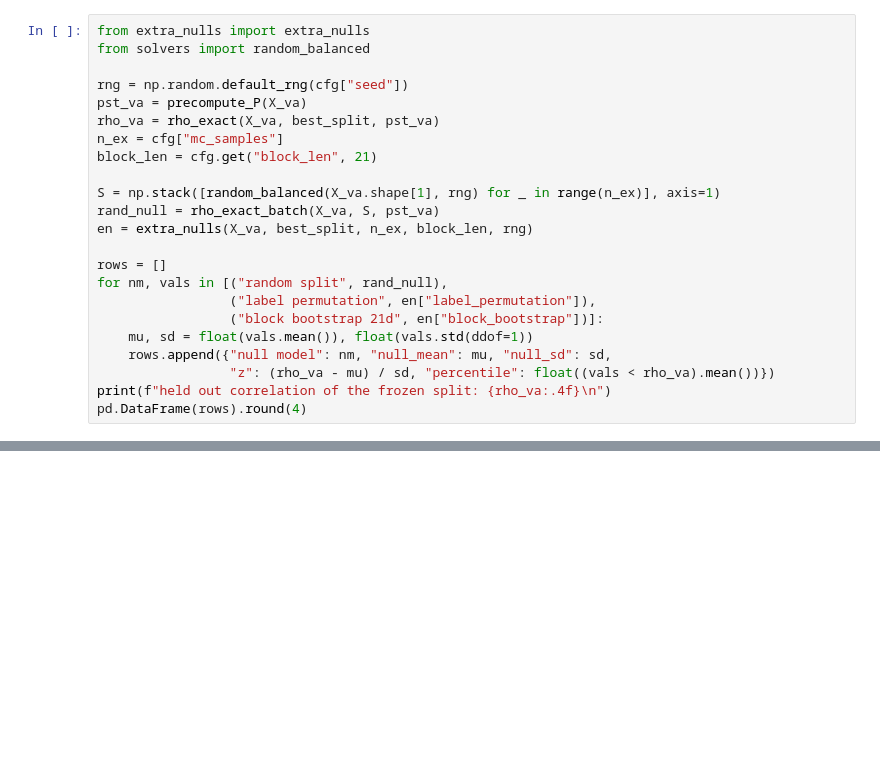
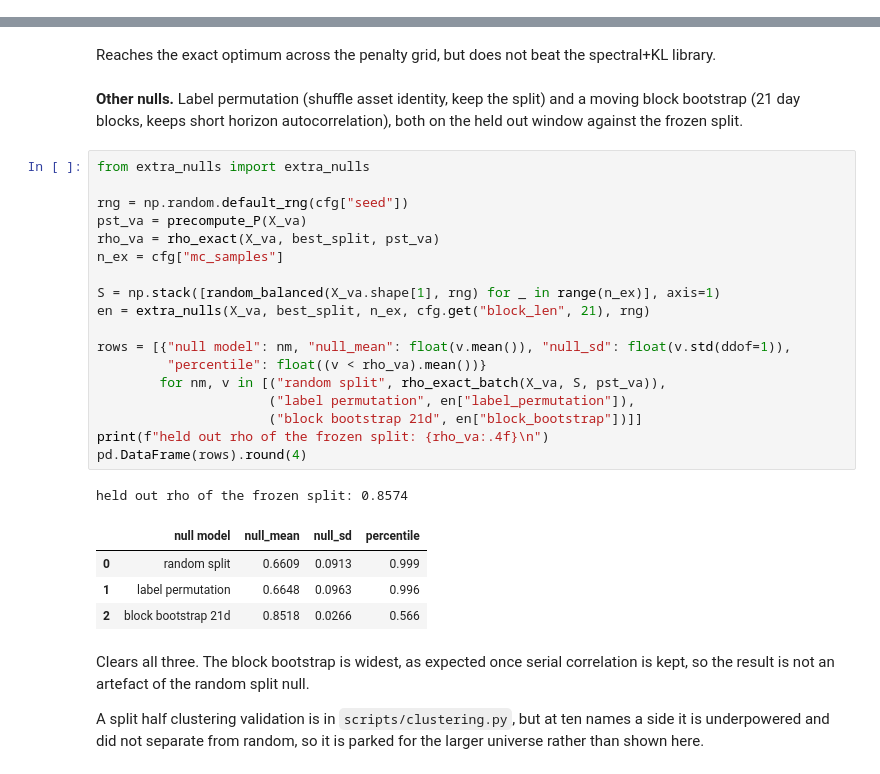
Before and after one commit to nbellos/maxcorr-splits, a Jupyter notebook: report.ipynb, the cells around one changed output, grey strips where cells are left out. Cells and saved outputs as stored; diff of their text form; blank space fills up the shorter version.

```diff
--- a/report.ipynb
+++ b/report.ipynb
@@ -370,23 +0,0 @@ The walk forward uses a random split null. Two more here: a label permutation nu
-# %%
-from extra_nulls import extra_nulls
-from solvers import random_balanced
-
-rng = np.random.default_rng(cfg["seed"])
-pst_va = precompute_P(X_va)
-rho_va = rho_exact(X_va, best_split, pst_va)
-n_ex = cfg["mc_samples"]
-block_len = cfg.get("block_len", 21)
-
-S = np.stack([random_balanced(X_va.shape[1], rng) for _ in range(n_ex)], axis=1)
-rand_null = rho_exact_batch(X_va, S, pst_va)
-en = extra_nulls(X_va, best_split, n_ex, block_len, rng)
-
-rows = []
-for nm, vals in [("random split", rand_null),
-                 ("label permutation", en["label_permutation"]),
-                 ("block bootstrap 21d", en["block_bootstrap"])]:
-    mu, sd = float(vals.mean()), float(vals.std(ddof=1))
-    rows.append({"null model": nm, "null_mean": mu, "null_sd": sd,
-                 "z": (rho_va - mu) / sd, "percentile": float((vals < rho_va).mean())})
-print(f"held out correlation of the frozen split: {rho_va:.4f}\n")
-pd.DataFrame(rows).round(4)
@@ -404,0 +260,32 @@ Kernighan and Lin (1970), graph partitioning heuristic. Mantegna (1999), hierarc
+# %% [markdown]
+Reaches the exact optimum across the penalty grid, but does not beat the spectral+KL library.
+# %% [markdown]
+**Other nulls.** Label permutation (shuffle asset identity, keep the split) and a moving block bootstrap (21 day blocks, keeps short horizon autocorrelation), both on the held out window against the frozen split.
+# %%
+from extra_nulls import extra_nulls
+
+rng = np.random.default_rng(cfg["seed"])
+pst_va = precompute_P(X_va)
+rho_va = rho_exact(X_va, best_split, pst_va)
+n_ex = cfg["mc_samples"]
+
+S = np.stack([random_balanced(X_va.shape[1], rng) for _ in range(n_ex)], axis=1)
+en = extra_nulls(X_va, best_split, n_ex, cfg.get("block_len", 21), rng)
+
+rows = [{"null model": nm, "null_mean": float(v.mean()), "null_sd": float(v.std(ddof=1)),
+         "percentile": float((v < rho_va).mean())}
+        for nm, v in [("random split", rho_exact_batch(X_va, S, pst_va)),
+                      ("label permutation", en["label_permutation"]),
+                      ("block bootstrap 21d", en["block_bootstrap"])]]
+print(f"held out rho of the frozen split: {rho_va:.4f}\n")
+pd.DataFrame(rows).round(4)
+# %% [output]
+held out rho of the frozen split: 0.8574
+|  | null model | null_mean | null_sd | percentile |
+| 0 | random split | 0.6609 | 0.0913 | 0.999 |
+| 1 | label permutation | 0.6648 | 0.0963 | 0.996 |
+| 2 | block bootstrap 21d | 0.8518 | 0.0266 | 0.566 |
+# %% [markdown]
+Clears all three. The block bootstrap is widest, as expected once serial correlation is kept, so the result is not an artefact of the random split null.
+
+A split half clustering validation is in `scripts/clustering.py`, but at ten names a side it is underpowered and did not separate from random, so it is parked for the larger universe rather than shown here.
```
Also changed, not shown: parts of 72 cells of this notebook.
